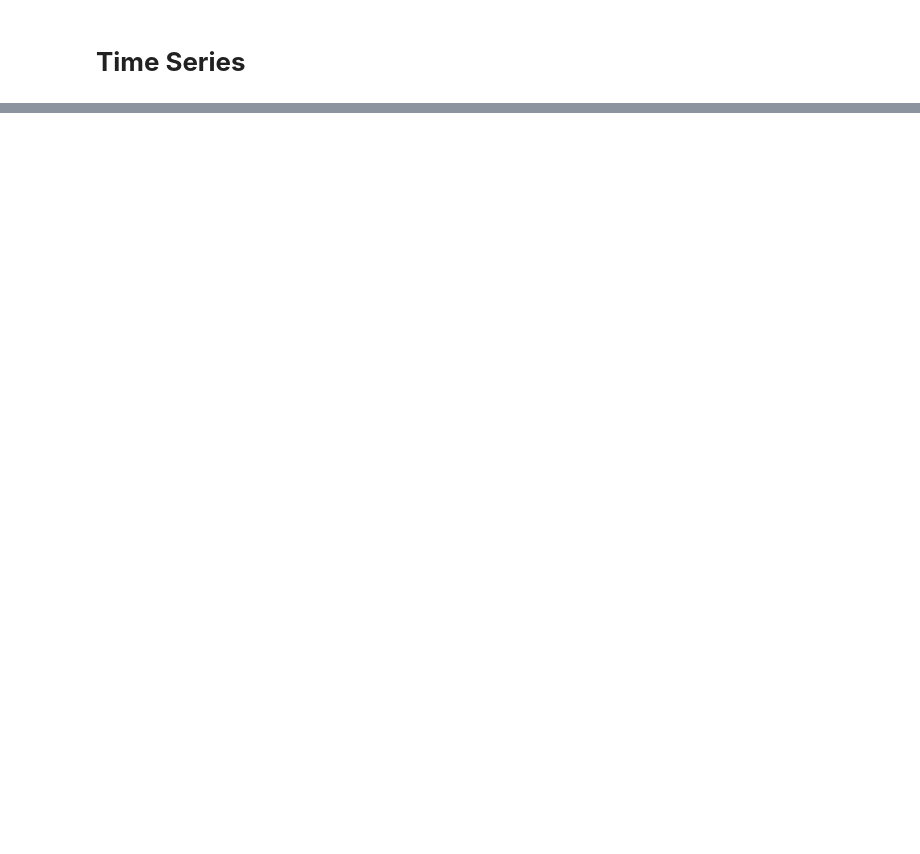
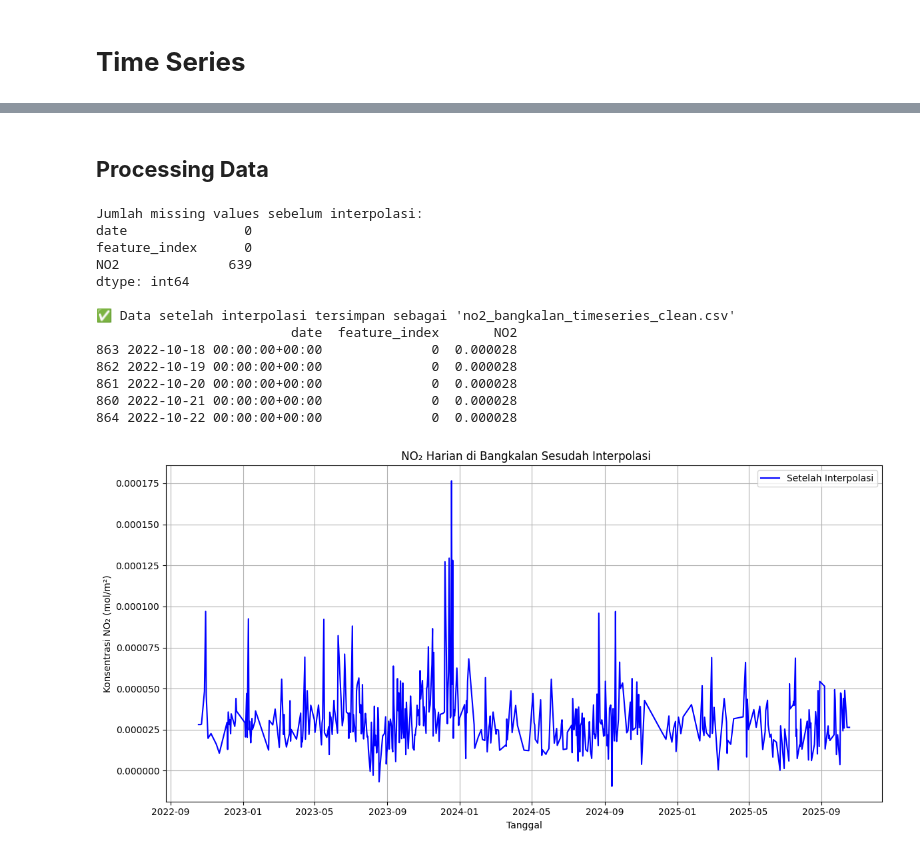
Before and after one commit to wildan2312/PSD, a Jupyter notebook: tugas/TimeSeries.ipynb, the cells around one changed output, grey strips where cells are left out. Cells and saved outputs as stored; diff of their text form; code cells hidden in the pictures; blank space fills up the shorter version.

```diff
--- a/tugas/TimeSeries.ipynb
+++ b/tugas/TimeSeries.ipynb
@@ -67,0 +134,53 @@ s5no2 = s5no2.aggregate_spatial(reducer="mean", geometries=aoi)
+# %% [markdown]
+## **Processing Data**
+# %%
+# Membaca file CSV hasil dari openEO
+df_no2 = pd.read_csv("no2_bangkalan_timeseries.csv")
+
+# Pastikan kolom tanggal dan urutkan
+df_no2['date'] = pd.to_datetime(df_no2['date'])
+df_no2 = df_no2.sort_values('date')
+
+# Cek missing values
+print("Jumlah missing values sebelum interpolasi:")
+print(df_no2.isna().sum())
+
+# Interpolasi linear untuk mengisi missing values
+df_no2['NO2'] = df_no2['NO2'].interpolate(method='linear')
+
+# Isi sisa NaN di awal/akhir dengan nilai terdekat
+df_no2['NO2'] = df_no2['NO2'].fillna(method='bfill').fillna(method='ffill')
+
+# Simpan hasil data bersih ke file baru
+df_no2.to_csv("no2_bangkalan_timeseries_clean.csv", index=False)
+
+print("\n✅ Data setelah interpolasi tersimpan sebagai 'no2_bangkalan_timeseries_clean.csv'")
+print(df_no2.head())
+
+# Visualisasi sebelum dan sesudah interpolasi
+
+plt.figure(figsize=(12,6))
+plt.plot(df_no2['date'], df_no2['NO2'], label='Setelah Interpolasi', color='blue')
+
+plt.title(" NO₂ Harian di Bangkalan Sesudah Interpolasi")
+plt.xlabel("Tanggal")
+plt.ylabel("Konsentrasi NO₂ (mol/m²)")
+plt.legend()
+plt.grid(True)
+plt.tight_layout()
+plt.show()
+# %% [output]
+Jumlah missing values sebelum interpolasi:
+date               0
+feature_index      0
+NO2              639
+dtype: int64
+
+✅ Data setelah interpolasi tersimpan sebagai 'no2_bangkalan_timeseries_clean.csv'
+                         date  feature_index       NO2
+863 2022-10-18 00:00:00+00:00              0  0.000028
+862 2022-10-19 00:00:00+00:00              0  0.000028
+861 2022-10-20 00:00:00+00:00              0  0.000028
+860 2022-10-21 00:00:00+00:00              0  0.000028
+864 2022-10-22 00:00:00+00:00              0  0.000028
+[figure, added]
```
Also changed, not shown: parts of 17 cells of this notebook, 27 other files.
